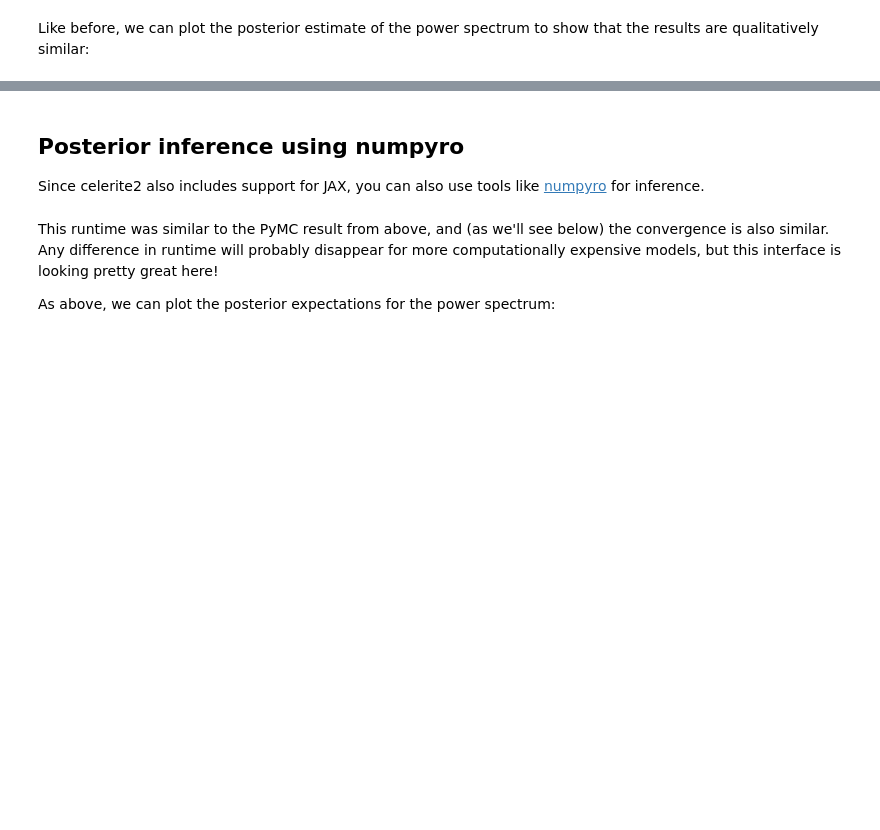
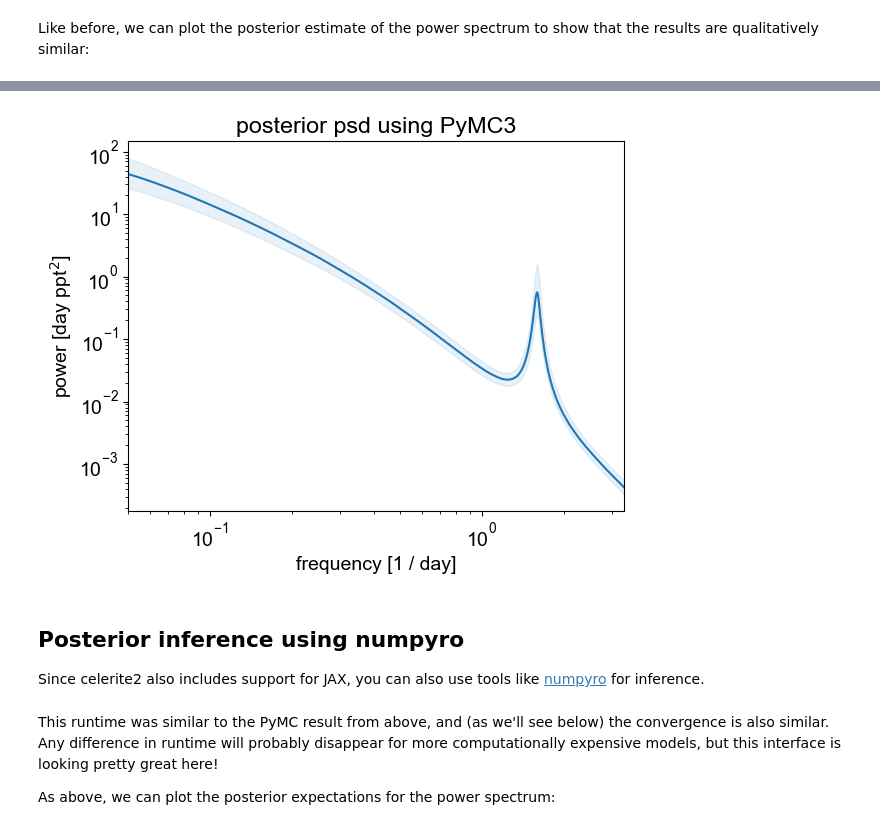
Before and after one commit to leaves1123/celerite2, a Jupyter notebook: docs/tutorials/first.ipynb, the cells around one changed output, grey strips where cells are left out. Drawn from its saved outputs; the diff is of its cells as text; code cells hidden in the pictures; blank space fills up the shorter version.

```diff
--- a/docs/tutorials/first.ipynb
+++ b/docs/tutorials/first.ipynb
@@ -344,6 +344,9 @@ from celerite2.pymc import GaussianProcess, terms as pm_terms
 
 # import theano
 # theano.config.optimizer = 'None'
+
+freq = np.linspace(1.0 / 20, 1.0 / 0.3, 500)
+omega = 2 * np.pi * freq
 
 prior_sigma = 2
 
@@ -389,15 +422,19 @@ Like before, we can plot the posterior estimate of the power spectrum to show th
 # %%
-psds = trace.posterior["psd"].values
+# psds = trace.posterior["psd"].values
+psds = trace["psd"]
 
-q = np.percentile(psds, [16, 50, 84], axis=(0, 1))
+# q = np.percentile(psds, [16, 50, 84], axis=(0, 1))
+q = np.percentile(psds, [16, 50, 84], axis=0)
 
 plt.loglog(freq, q[1], color="C0")
 plt.fill_between(freq, q[0], q[2], color="C0", alpha=0.1)
 
 plt.xlim(freq.min(), freq.max())
 plt.xlabel("frequency [1 / day]")
 plt.ylabel("power [day ppt$^2$]")
-_ = plt.title("posterior psd using PyMC")
+_ = plt.title("posterior psd using PyMC3")
+# %% [output]
+[figure, added]
 # %% [markdown]
 ## Posterior inference using numpyro
 
```
Also changed, not shown: parts of 6 cells of this notebook.
